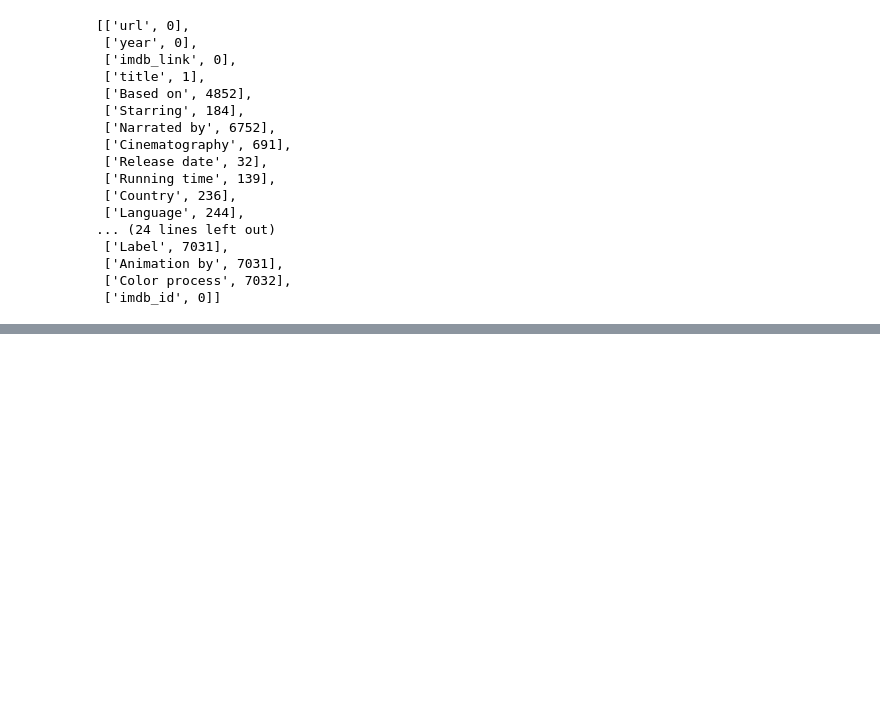
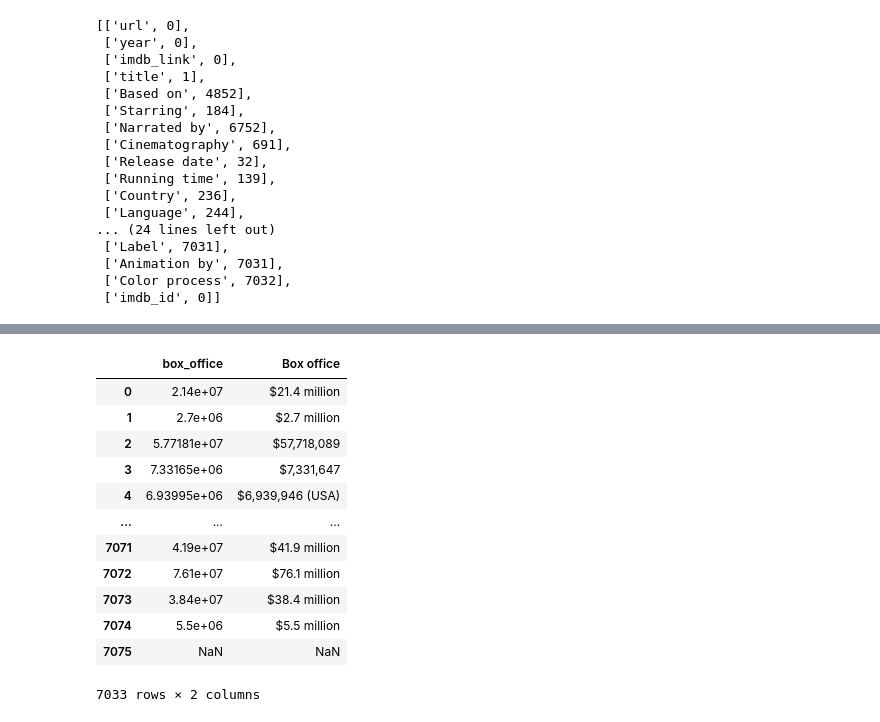
Before and after one commit to ines-tb/movies-etl, a Jupyter notebook: moviesETL.ipynb, the cells around one changed output, grey strips where cells are left out. Saved outputs shown, nothing was run; the diff lists cells and outputs as text; code cells hidden in the pictures; blank space fills up the shorter version.

Commit message:
Transform Phase - Clean data: parse and convert Box office column

```diff
--- a/moviesETL.ipynb
+++ b/moviesETL.ipynb
@@ -475,0 +626,3 @@ wikiMoviesDF = wikiMoviesDF[wikiColumnsToKeep]
+# %%
+# Handle ranges: we will just keep the second number of the range
+boxOffice = boxOffice.str.replace(r'\$.*[-—–](?![a-z])', '$', regex=True)
@@ -475,0 +647,56 @@ wikiMoviesDF = wikiMoviesDF[wikiColumnsToKeep]
+# %%
+# Function to convert values into numberic format
+def parseDollars(s):
+
+    # if s is not a string, return NaN
+    if type(s) != str:
+        return np
+
+    # if input is of the form $###.# million
+    if re.match(r"\$\s*\d+\.?\d*\s*milli?on", s, flags=re.IGNORECASE):
+
+        # remove dollar sign and " million"
+        s = re.sub("\$|\s|[a-zA-Z]", "", s)
+        # convert to float and multiply by a million
+        value = float(s) * 10**6
+        return value
+
+    # if input is of the form $###.# billion
+    elif re.match(r"\$\s*\d+\.?\d*\s*billi?on", s, flags=re.IGNORECASE):
+
+        # remove dollar sign and " billion"
+        s = re.sub("\$|\s|[a-zA-Z]", "", s)
+        # convert to float and multiply by a billion
+        value = float(s) * 10**9
+        return value
+
+    # if input is of the form $###,###,###
+    elif re.match(r"\$\s*\d{1,3}(?:[,\.]\d{3})+(?!\s[mb]illion)", s, flags=re.IGNORECASE):
+
+        # remove dollar sign and commas
+        s = re.sub("\$|\s|[,\.]", "", s)
+        # convert to float
+        value = float(s)
+        return value
+
+    else:
+        return np.nan
+# %%
+# Apply the function and assign to a new column in wikiMoviesDF
+wikiMoviesDF["box_office"] = boxOffice.str.extract(f"({formOne}|{formTwo})", flags=re.IGNORECASE)[0].apply(parseDollars)
+# Check resultant column
+wikiMoviesDF[["box_office","Box office"]]
+# %% [output]
+|  | box_office | Box office |
+| 0 | 2.14e+07 | $21.4 million |
+| 1 | 2.7e+06 | $2.7 million |
+| 2 | 5.77181e+07 | $57,718,089 |
+| 3 | 7.33165e+06 | $7,331,647 |
+| 4 | 6.93995e+06 | $6,939,946 (USA) |
+| ... | ... | ... |
+| 7071 | 4.19e+07 | $41.9 million |
+| 7072 | 7.61e+07 | $76.1 million |
+| 7073 | 3.84e+07 | $38.4 million |
+| 7074 | 5.5e+06 | $5.5 million |
+| 7075 | NaN | NaN |
+7033 rows × 2 columns
```
Also changed, not shown: parts of 14 cells of this notebook.
